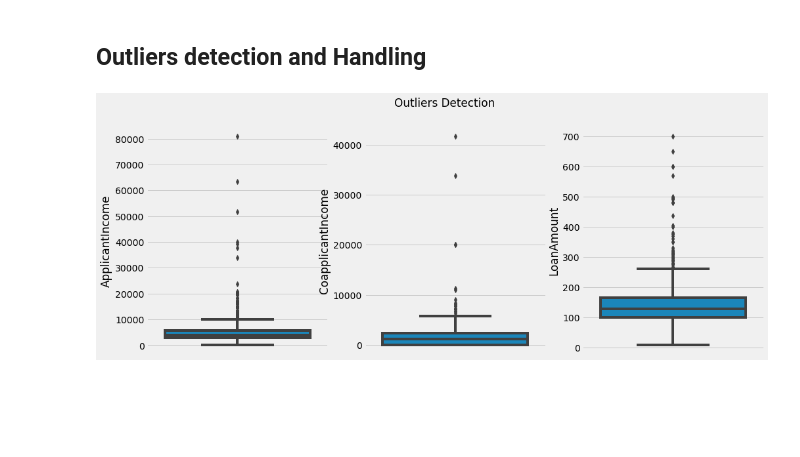
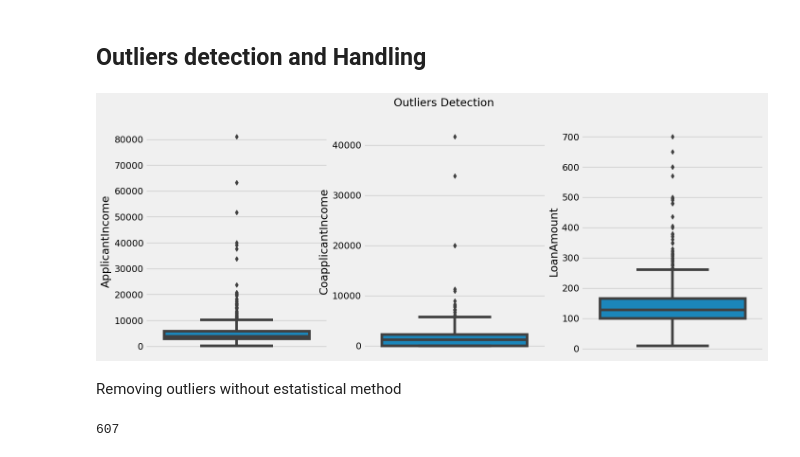
Before and after one commit to WellingtonFidelis/python-projects, a Jupyter notebook: data-science/ml-loan-predict/loan_status_predict.ipynb, the cells around one changed output. Saved outputs shown, nothing was run; the diff lists cells and outputs as text; code cells hidden in the pictures; blank space fills up the shorter version.

Commit message:
feat(loan-predict): Finish the analyses a model.

```diff
--- a/data-science/ml-loan-predict/loan_status_predict.ipynb
+++ b/data-science/ml-loan-predict/loan_status_predict.ipynb
@@ -357,20 +362,29 @@ dtype: int64
 # %% [markdown]
 ## Outliers detection and Handling
 # %%
-# plt.figure(figsize=(15,10))
-plt.style.use(style="fivethirtyeight")
-plt.rcParams["figure.figsize"] = (15, 6)
+def plot_outliers_detection():
+    # plt.figure(figsize=(15,10))
+    plt.style.use(style="fivethirtyeight")
+    plt.rcParams["figure.figsize"] = (15, 6)
 
-plt.subplot(1, 3, 1)
-sns.boxplot(y=df["ApplicantIncome"], data=df["ApplicantIncome"])
+    plt.subplot(1, 3, 1)
+    sns.boxplot(y=df["ApplicantIncome"], data=df["ApplicantIncome"])
 
-plt.subplot(1, 3, 2)
-sns.boxplot(y=df["CoapplicantIncome"],data=df["CoapplicantIncome"])
+    plt.subplot(1, 3, 2)
+    sns.boxplot(y=df["CoapplicantIncome"],data=df["CoapplicantIncome"])
 
-plt.subplot(1, 3, 3)
-sns.boxplot(y=df["LoanAmount"], data=df["LoanAmount"])
+    plt.subplot(1, 3, 3)
+    sns.boxplot(y=df["LoanAmount"], data=df["LoanAmount"])
 
-plt.suptitle(t="Outliers Detection")
-plt.show();
+    plt.suptitle(t="Outliers Detection")
+    plt.show();
-# %% [output]
-[figure, removed]
+# %%
+plot_outliers_detection()
+# %% [output]
+[figure, added]
+# %% [markdown]
+Removing outliers without estatistical method
+# %%
+df["ApplicantIncome"][df["ApplicantIncome"] < 25000].count()
+# %% [output]
+607
```
Also changed, not shown: parts of 63 cells of this notebook.
